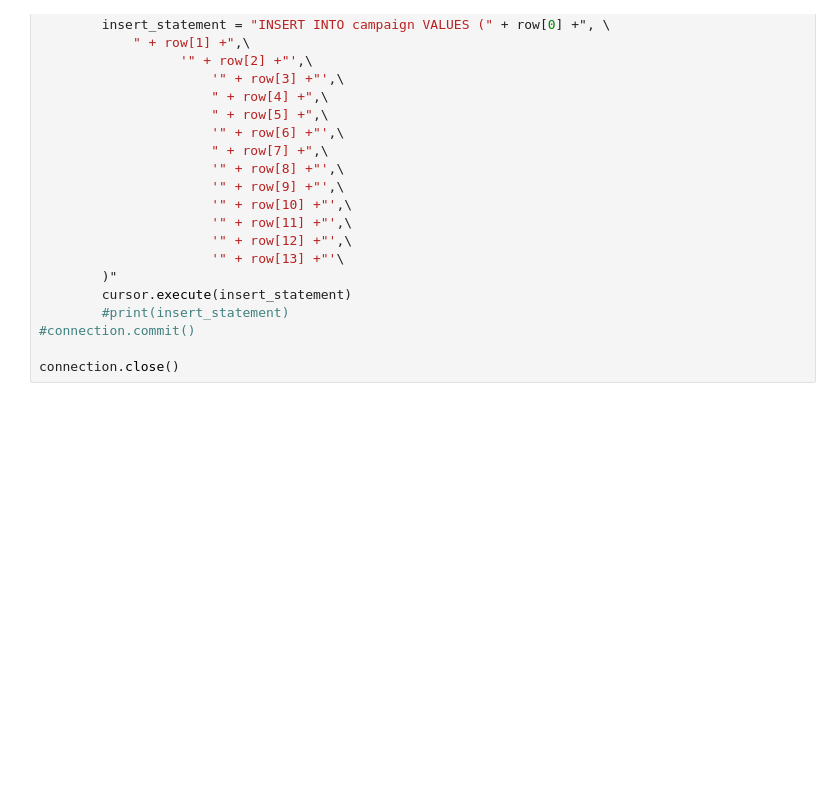
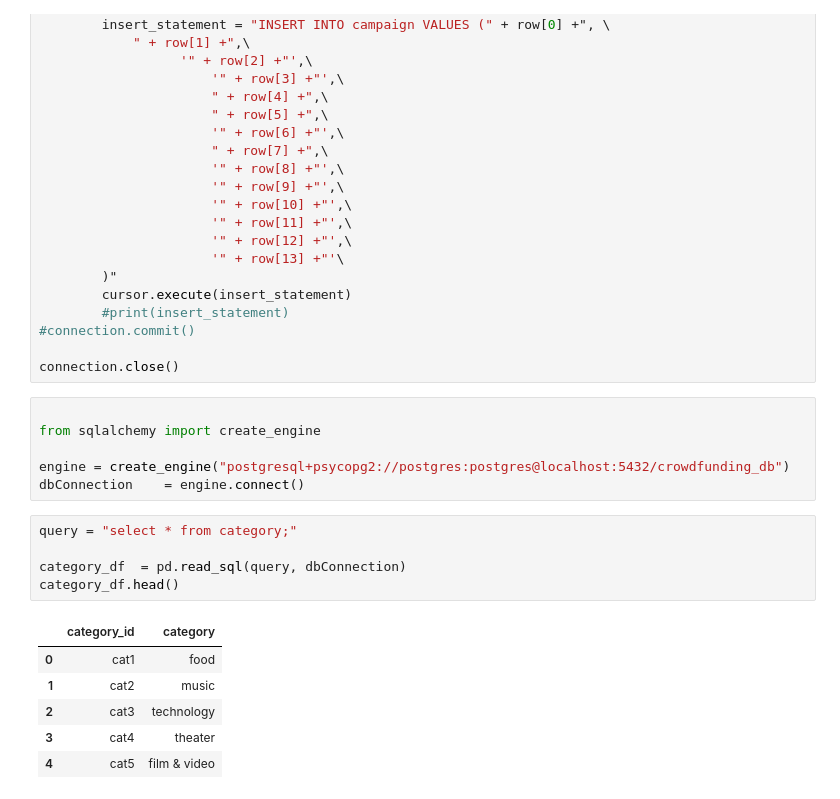
Before and after one commit to KamalFarran/Crowdfunding_ETL, a Jupyter notebook: ETL_Mini_Project_Starter_Code_COzoemena_MKashif_YSharma_KFarran.ipynb, the cells around one changed output. Cells and saved outputs as stored; diff of their text form; blank space fills up the shorter version.

```diff
--- a/ETL_Mini_Project_Starter_Code_COzoemena_MKashif_YSharma_KFarran.ipynb
+++ b/ETL_Mini_Project_Starter_Code_COzoemena_MKashif_YSharma_KFarran.ipynb
@@ -756,3 +674,21 @@ with open('Resources/campaign.csv', 'r') as f:
 #connection.commit()
 
 connection.close()
+# %%
+
+from sqlalchemy import create_engine
+
+engine = create_engine("postgresql+psycopg2://postgres:postgres@localhost:5432/crowdfunding_db")
+dbConnection    = engine.connect()
+# %%
+query = "select * from category;"
+
+category_df  = pd.read_sql(query, dbConnection)
+category_df.head()
+# %% [output]
+|  | category_id | category |
+| 0 | cat1 | food |
+| 1 | cat2 | music |
+| 2 | cat3 | technology |
+| 3 | cat4 | theater |
+| 4 | cat5 | film & video |
```
Also changed, not shown: parts of 7 cells of this notebook, 2 other files.
